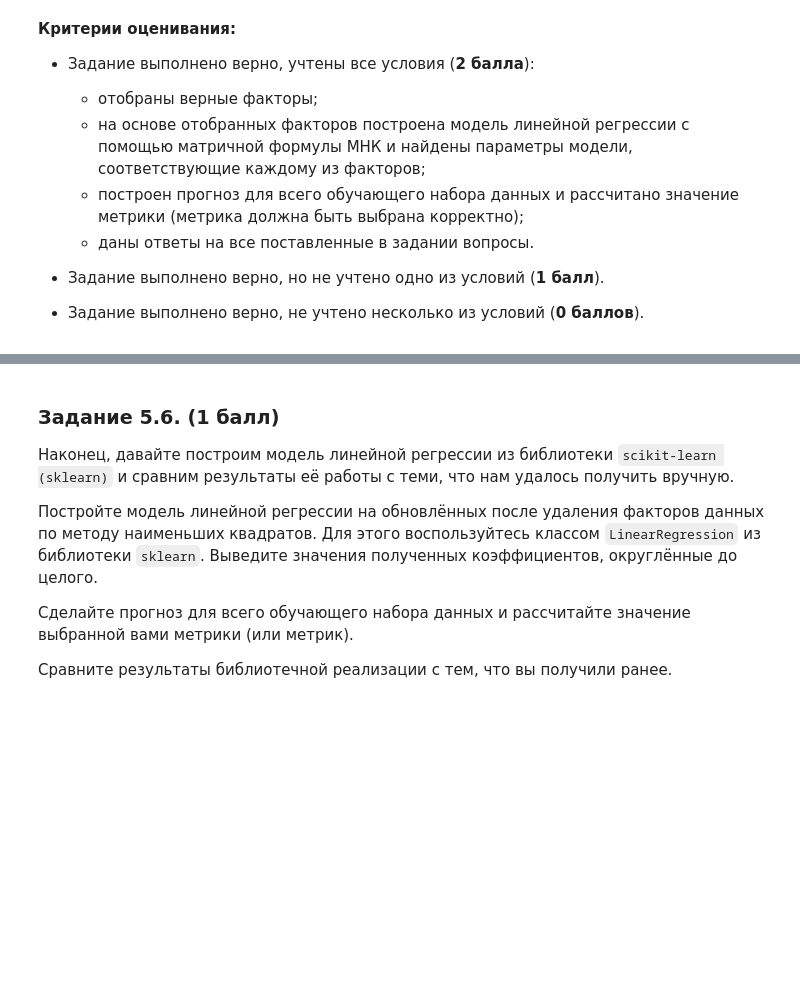
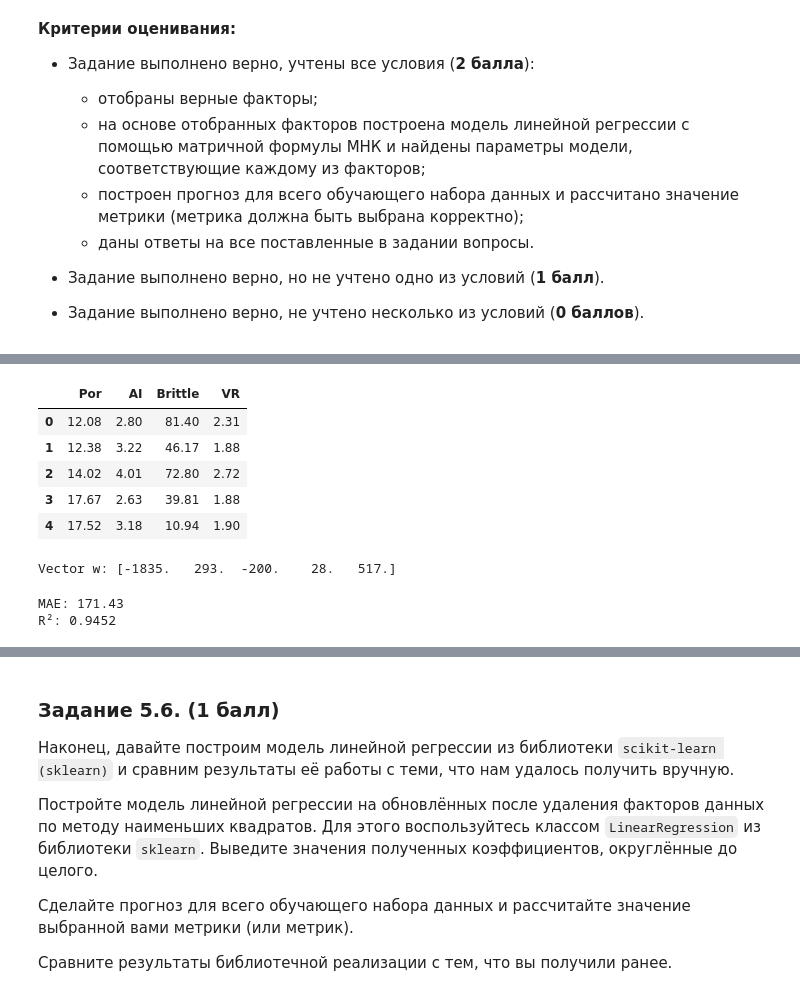
Before and after one commit to vavilove001-lab/sf_data_science, a Jupyter notebook: Notes/16_MATH&ML/practic/MATH-ML-2. Практика. Ноутбук-шаблон.ipynb, the cells around one changed output, grey strips where cells are left out. Saved outputs shown, nothing was run; the diff lists cells and outputs as text; code cells hidden in the pictures; blank space fills up the shorter version.

```diff
--- a/Notes/16_MATH&ML/practic/MATH-ML-2. Практика. Ноутбук-шаблон.ipynb
+++ b/Notes/16_MATH&ML/practic/MATH-ML-2. Практика. Ноутбук-шаблон.ipynb
@@ -348 +577,51 @@ plt.show()
+# %%
+features = data.drop(['Prod','Perm','TOC', 'Well'], axis=1).columns
+
+#Составляем матрицу наблюдений X и вектор ответов y
+X = data[features]
+y = data['Prod']
+
+#Вычислим OLS-оценку для коэффициентов
+def linear_regression(X, y):
+    #Создаём вектор из единиц
+    ones = np.ones(X.shape[0])
+    #Добавляем вектор к таблице первым столбцом
+    X = np.column_stack([ones, X])
+    #Вычисляем обратную матрицу Q
+    Q = np.linalg.inv(X.T @ X)
+    #Вычисляем вектор коэффициентов
+    w = Q @ X.T @ y
+    return w
+display(X.head())
+#Вычисляем параметры линейной регрессии
+w = linear_regression(X, y)
+#Выводим вычисленные значения параметров в виде вектора, округленные до целого
+print('Vector w: {}'.format(np.round(w)))
+# %% [output]
+|  | Por | AI | Brittle | VR |
+| 0 | 12.08 | 2.80 | 81.40 | 2.31 |
+| 1 | 12.38 | 3.22 | 46.17 | 1.88 |
+| 2 | 14.02 | 4.01 | 72.80 | 2.72 |
+| 3 | 17.67 | 2.63 | 39.81 | 1.88 |
+| 4 | 17.52 | 3.18 | 10.94 | 1.90 |
+Vector w: [-1835.   293.  -200.    28.   517.]
+# %%
+# Предсказания
+ones = np.ones(X.shape[0])
+X_with_bias = np.column_stack([ones, X])
+y_pred = X_with_bias @ w
+
+# Метрика 1: MAE — средняя абсолютная ошибка
+mae = np.mean(np.abs(y - y_pred))
+
+# Метрика 2: R² — коэффициент детерминации
+ss_res = np.sum((y - y_pred) ** 2)
+ss_tot = np.sum((y - np.mean(y)) ** 2)
+r2 = 1 - ss_res / ss_tot
+
+print('MAE: {:.2f}'.format(mae))
+print('R²: {:.4f}'.format(r2))
+# %% [output]
+MAE: 171.43
+R²: 0.9452
 # %% [markdown]
```
Also changed, not shown: parts of 32 cells of this notebook, 1 other file.
